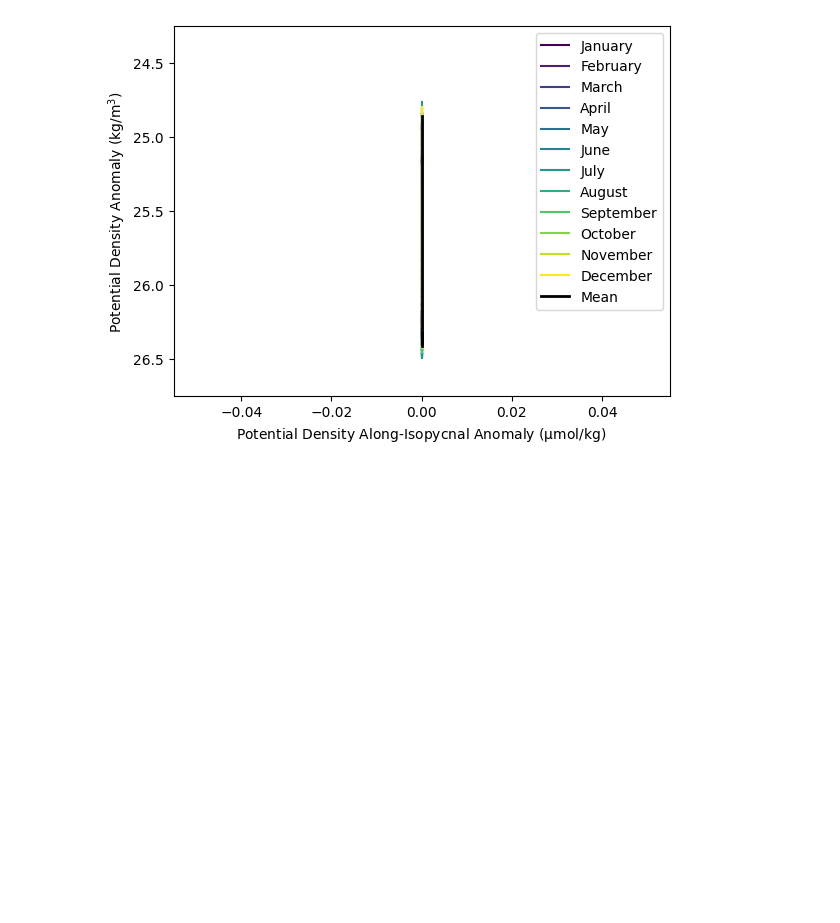
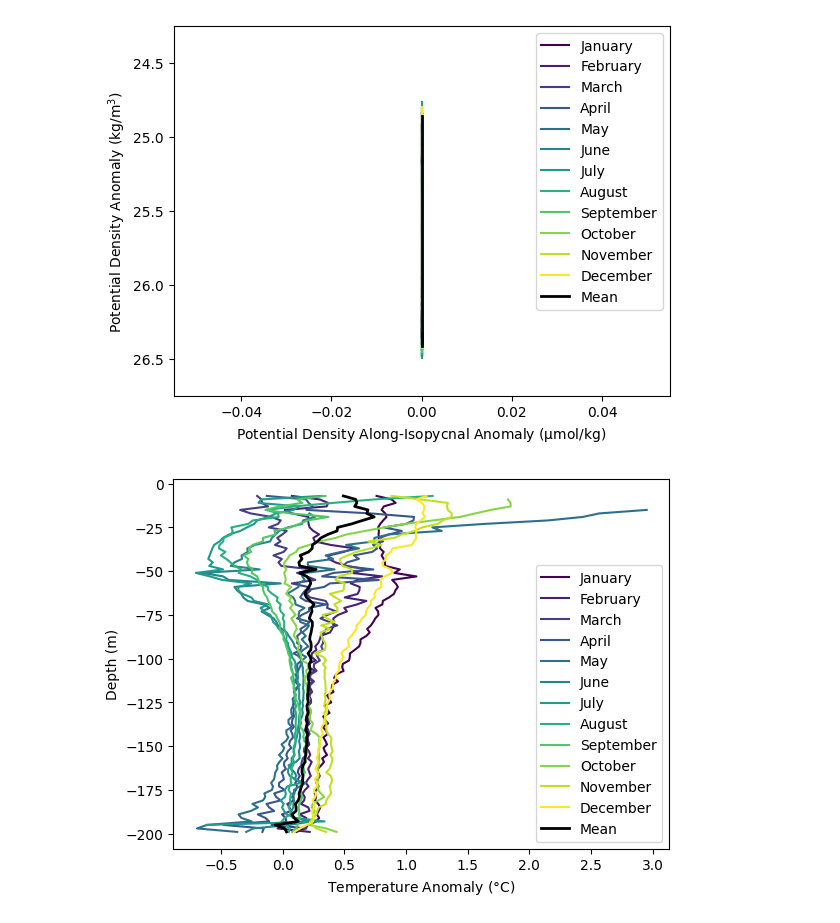
Before and after one commit to andrew-s28/nhl-upwelling-tongues, a Jupyter notebook: notebooks/along_isopycnal_anomaly.ipynb, the cells around one changed output. Saved outputs shown, nothing was run; the diff lists cells and outputs as text; code cells hidden in the pictures; blank space fills up the shorter version.

Commit message:
add plots of along isopycnal anomalies plotted as a function of depth

```diff
--- a/notebooks/along_isopycnal_anomaly.ipynb
+++ b/notebooks/along_isopycnal_anomaly.ipynb
@@ -473,3 +473,29 @@ plt.savefig(
 )
 # %% [output]
 [figure]
+# %%
+def plot_climatology_depth(x, y, xlabel, ylabel) -> None:
+    """Helper function to plot climatology data."""
+    fig, ax = plt.subplots()
+    ax.set_prop_cycle(cycler("color", cm.viridis(np.linspace(0, 1, 12))))  # type: ignore
+    for i in range(12):
+        ax.plot(x[i], y, label=calendar.month_name[i + 1])
+    x_mean = np.mean(x, axis=0)
+    ax.plot(x_mean, y, color="k", label="Mean", linewidth=2)
+    ax.legend()
+    ax.set_xlabel(xlabel)
+    ax.set_ylabel(ylabel)
+# %%
+plot_climatology_depth(
+    offshore_anomaly_climatology["temperature"],
+    offshore_anomaly_climatology["depth"],
+    "Temperature Anomaly ($\\mathsf{\\degree C}$)",
+    "Depth (m)",
+)
+plt.savefig(
+    "../presentation/offshore_temperature_anomaly_depth.png",
+    dpi=600,
+    bbox_inches="tight",
+)
+# %% [output]
+[figure, added]
```
Also changed, not shown: parts of 3 cells of this notebook, 1 other file.
